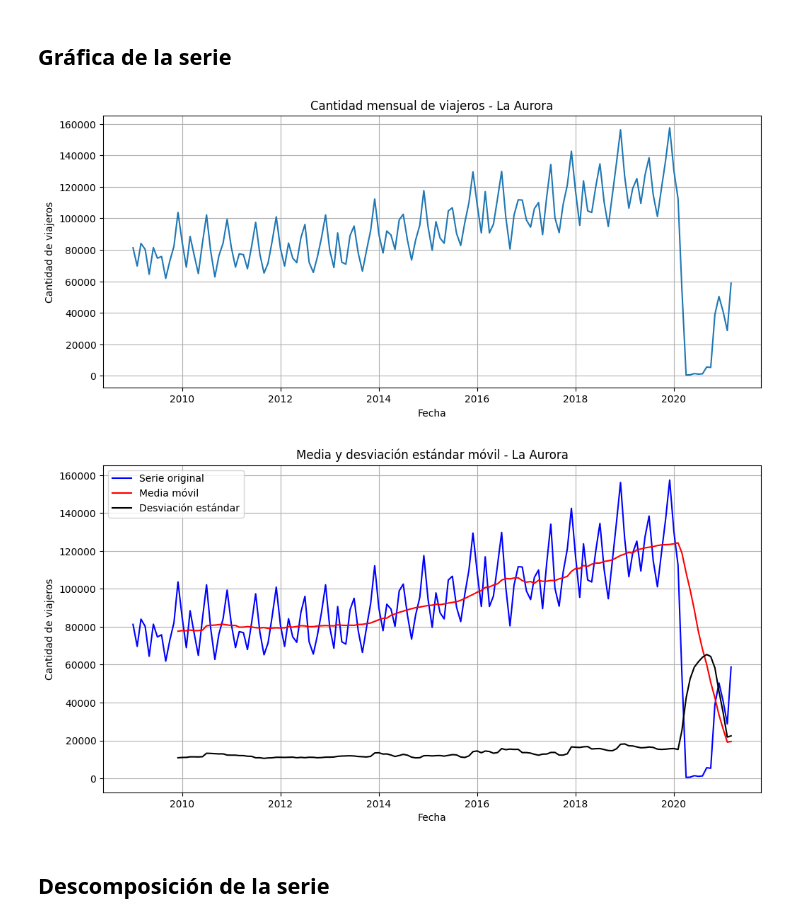
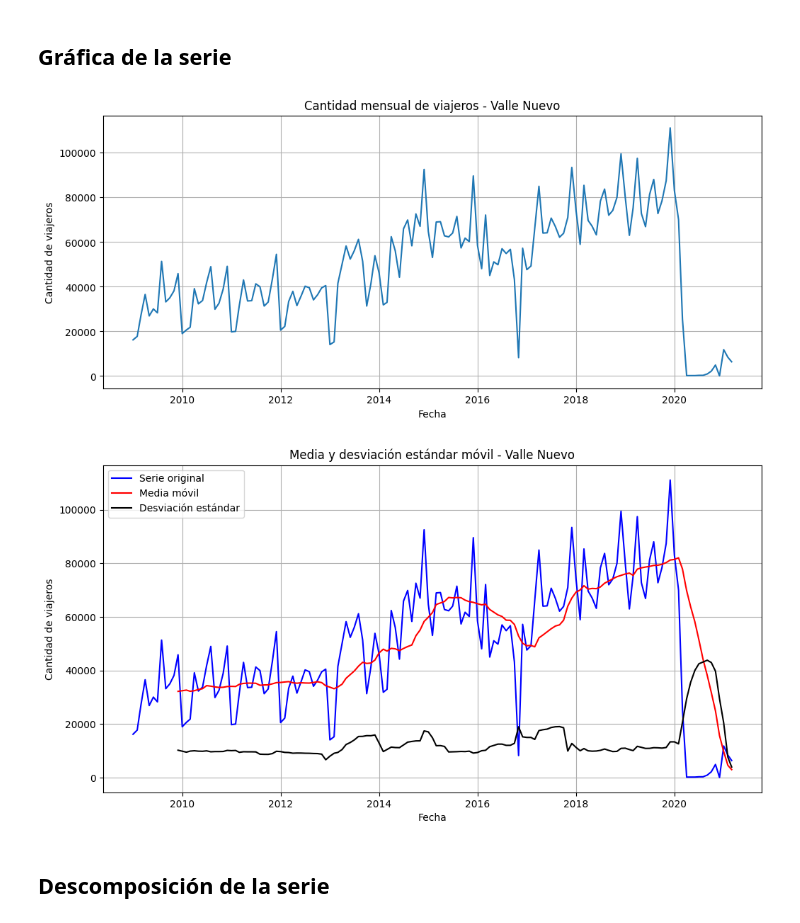
Before and after one commit to CamiR24/Lab1DS, a Jupyter notebook: serie_fronteras/serie_valle_nuevo.ipynb, the cells around one changed output. Saved outputs shown, nothing was run; the diff lists cells and outputs as text; code cells hidden in the pictures.

Commit message:
serie de valle nuevo completada

```diff
--- a/serie_fronteras/serie_valle_nuevo.ipynb
+++ b/serie_fronteras/serie_valle_nuevo.ipynb
@@ -102,7 +102,7 @@ Parsed Data:
 # %%
 train_serie = (
     train[
-        train["Frontera"]=="01 La Aurora"
+        train["Frontera"]=="07 Valle Nuevo"
     ]
     .groupby("Fecha")["Viajero"]
     .sum()
@@ -111,7 +111,7 @@ train_serie = (
 
 test_serie = (
     test[
-        test["Frontera"]=="01 La Aurora"
+        test["Frontera"]=="07 Valle Nuevo"
     ]
     .groupby("Fecha")["Viajero"]
     .sum()
@@ -157,7 +157,7 @@ plt.figure(figsize=(12,5))
 
 plt.plot(train_serie.index, train_serie.values)
 
-plt.title("Cantidad mensual de viajeros - La Aurora")
+plt.title("Cantidad mensual de viajeros - Valle Nuevo")
 plt.xlabel("Fecha")
 plt.ylabel("Cantidad de viajeros")
 
@@ -165,33 +165,33 @@ plt.grid(True)
 
 plt.show()
 # %% [output]
-[figure, old version]
+[figure, new version]
 # %%
 mediaMovil = train_serie.rolling(window=12).mean()
 deMovil = train_serie.rolling(window=12).std()
 # %%
 plt.figure(figsize=(12,6))
 
 plt.plot(train_serie.index, train_serie.values,
          label="Serie original", color="blue")
 
 plt.plot(mediaMovil.index, mediaMovil,
          label="Media móvil", color="red")
 
 plt.plot(deMovil.index, deMovil,
          label="Desviación estándar", color="black")
 
-plt.title("Media y desviación estándar móvil - La Aurora")
+plt.title("Media y desviación estándar móvil - Valle Nuevo")
 plt.xlabel("Fecha")
 plt.ylabel("Cantidad de viajeros")
 
 plt.legend()
 
 plt.grid(True)
 
 plt.show()
 # %% [output]
-[figure, old version]
+[figure, new version]
 # %% [markdown]
 ## Descomposición de la serie
 # %%
```
Also changed, not shown: parts of 23 cells of this notebook.
